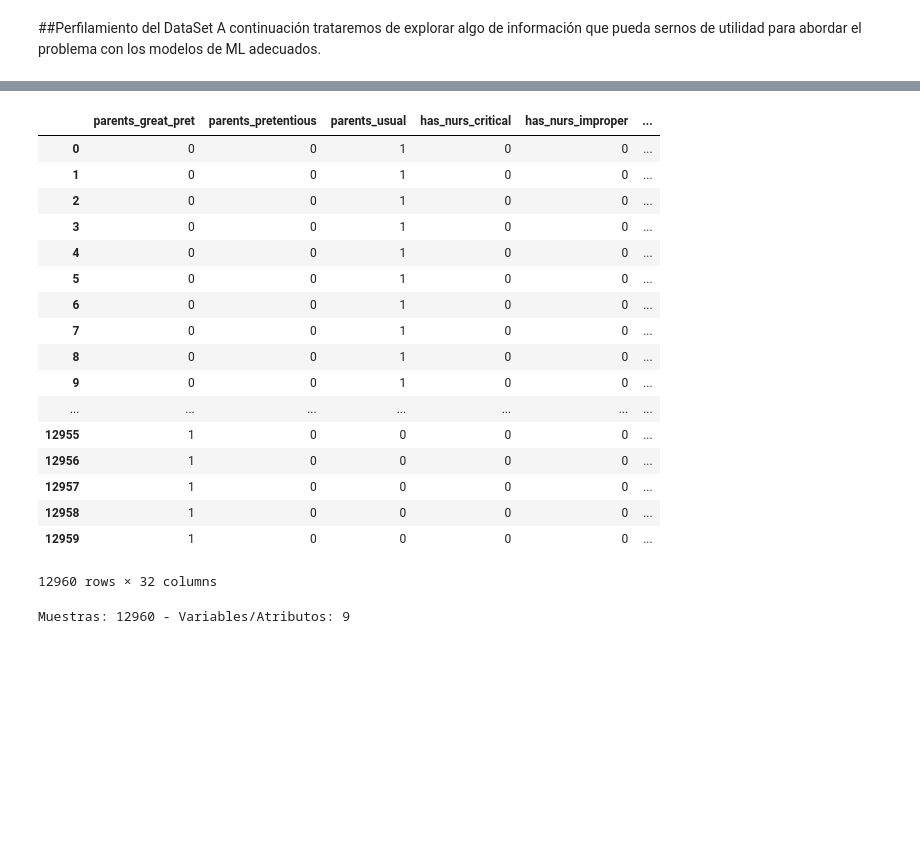
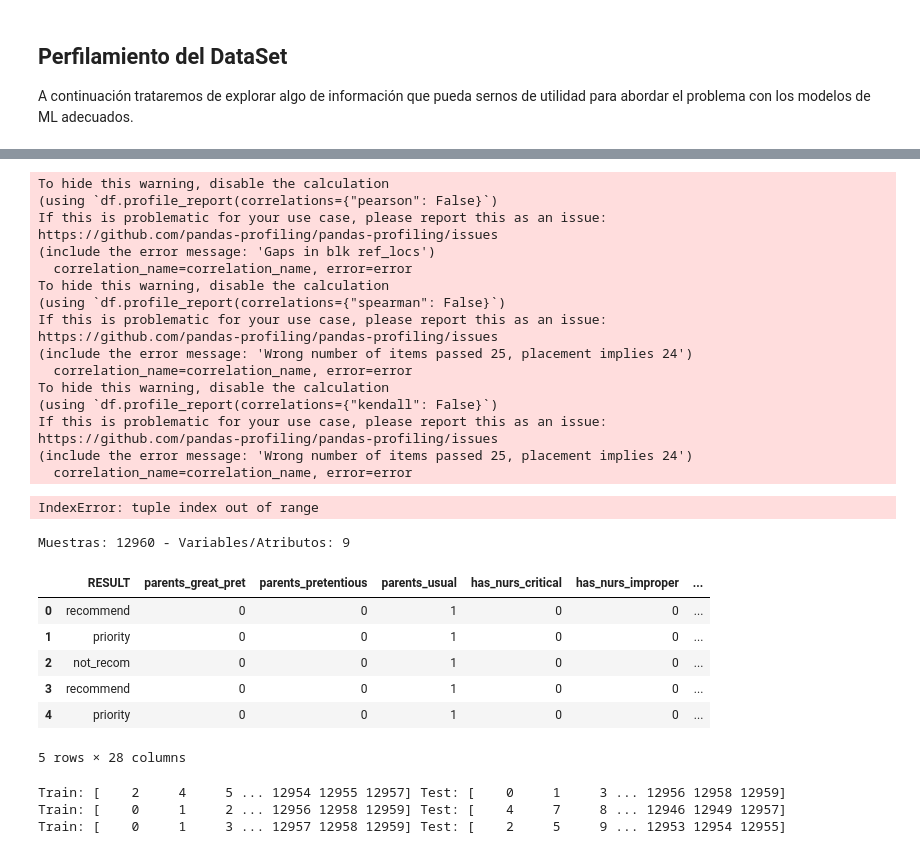
Before and after one commit to alejocas/nursery-application-problem, a Jupyter notebook: Nursery_problem.ipynb, the cells around one changed output, grey strips where cells are left out. Saved outputs shown, nothing was run; the diff lists cells and outputs as text; code cells hidden in the pictures; blank space fills up the shorter version.

Commit message:
Attempting StratifiedKFold due to segmentation reasons

```diff
--- a/Nursery_problem.ipynb
+++ b/Nursery_problem.ipynb
@@ -42,5 +44,5 @@ Successfully installed confuse-1.0.0 htmlmin-0.1.12 missingno-0.4.2 pandas-profi
 # %% [markdown]
-##Perfilamiento del DataSet
+## Perfilamiento del DataSet
 A continuación trataremos de explorar algo de información que pueda sernos de utilidad para abordar el problema con los modelos de ML adecuados.
 # %%
 CHARACTERISTIC_COLS = ['parents', 'has_nurs', 'form', 'children', 'housing', 'finance', 'social', 'health']
@@ -51,31 +53,32 @@ ndf.profile_report(style={'full_width':True})
 [interactive output not drawn]
 # %%
 dfs_with_dummie_values = {}
-for column in ndf.columns:
-  ndf[column] = pd.Categorical(ndf[column])
-  dfs_with_dummie_values[column] = pd.get_dummies(ndf[column], prefix = column)
+for column in CHARACTERISTIC_COLS:
+    ndf[column] = pd.Categorical(ndf[column])
+    dfs_with_dummie_values[column] = pd.get_dummies(ndf[column], prefix = column)
 p_ndf = ndf
 for df_key in dfs_with_dummie_values.keys():
-  p_ndf = pd.concat([p_ndf, dfs_with_dummie_values[df_key]], axis=1)
-p_ndf = p_ndf.drop(FULL_COLS, axis=1)
-p_ndf
+    p_ndf = pd.concat([p_ndf, dfs_with_dummie_values[df_key]], axis=1)
+p_ndf = p_ndf.drop(CHARACTERISTIC_COLS, axis=1)
+p_ndf.profile_report(style={'full_width':True})
 # %% [output]
-|  | parents_great_pret | parents_pretentious | parents_usual | has_nurs_critical | has_nurs_improper | ... |
-| 0 | 0 | 0 | 1 | 0 | 0 | ... |
-| 1 | 0 | 0 | 1 | 0 | 0 | ... |
-| 2 | 0 | 0 | 1 | 0 | 0 | ... |
-| 3 | 0 | 0 | 1 | 0 | 0 | ... |
-| 4 | 0 | 0 | 1 | 0 | 0 | ... |
-| 5 | 0 | 0 | 1 | 0 | 0 | ... |
-| 6 | 0 | 0 | 1 | 0 | 0 | ... |
-| 7 | 0 | 0 | 1 | 0 | 0 | ... |
-| 8 | 0 | 0 | 1 | 0 | 0 | ... |
-| 9 | 0 | 0 | 1 | 0 | 0 | ... |
-| ... | ... | ... | ... | ... | ... | ... |
-| 12955 | 1 | 0 | 0 | 0 | 0 | ... |
-| 12956 | 1 | 0 | 0 | 0 | 0 | ... |
-| 12957 | 1 | 0 | 0 | 0 | 0 | ... |
-| 12958 | 1 | 0 | 0 | 0 | 0 | ... |
-| 12959 | 1 | 0 | 0 | 0 | 0 | ... |
-12960 rows × 32 columns
+To hide this warning, disable the calculation
+(using `df.profile_report(correlations={"pearson": False}`)
+If this is problematic for your use case, please report this as an issue:
+https://github.com/pandas-profiling/pandas-profiling/issues
+(include the error message: 'Gaps in blk ref_locs')
+  correlation_name=correlation_name, error=error
+To hide this warning, disable the calculation
+(using `df.profile_report(correlations={"spearman": False}`)
+If this is problematic for your use case, please report this as an issue:
+https://github.com/pandas-profiling/pandas-profiling/issues
+(include the error message: 'Wrong number of items passed 25, placement implies 24')
+  correlation_name=correlation_name, error=error
+To hide this warning, disable the calculation
+(using `df.profile_report(correlations={"kendall": False}`)
+If this is problematic for your use case, please report this as an issue:
+https://github.com/pandas-profiling/pandas-profiling/issues
+(include the error message: 'Wrong number of items passed 25, placement implies 24')
+  correlation_name=correlation_name, error=error
+IndexError: tuple index out of range
 # %%
@@ -84,2 +87,12 @@ print('Muestras:',X, '- Variables/Atributos:', Y)
 # %% [output]
 Muestras: 12960 - Variables/Atributos: 9
+# %%
+p_ndf.head()
+# %% [output]
+|  | RESULT | parents_great_pret | parents_pretentious | parents_usual | has_nurs_critical | has_nurs_improper | ... |
+| 0 | recommend | 0 | 0 | 1 | 0 | 0 | ... |
+| 1 | priority | 0 | 0 | 1 | 0 | 0 | ... |
+| 2 | not_recom | 0 | 0 | 1 | 0 | 0 | ... |
+| 3 | recommend | 0 | 0 | 1 | 0 | 0 | ... |
+| 4 | priority | 0 | 0 | 1 | 0 | 0 | ... |
+5 rows × 28 columns
@@ -85,0 +102,10 @@ Muestras: 12960 - Variables/Atributos: 9
+# %%
+from sklearn.model_selection import StratifiedKFold
+skf = StratifiedKFold(n_splits = 3, shuffle=True)
+for train_index, test_index in skf.split(X, Y):
+    X_train, X_test = X[train_index], X[test_index]
+    Y_train, Y_test = Y[train_index], Y[test_index]
+# %% [output]
+Train: [    2     4     5 ... 12954 12955 12957] Test: [    0     1     3 ... 12956 12958 12959]
+Train: [    0     1     2 ... 12956 12958 12959] Test: [    4     7     8 ... 12946 12949 12957]
+Train: [    0     1     3 ... 12957 12958 12959] Test: [    2     5     9 ... 12953 12954 12955]
```
Also changed, not shown: parts of 6 cells of this notebook.
